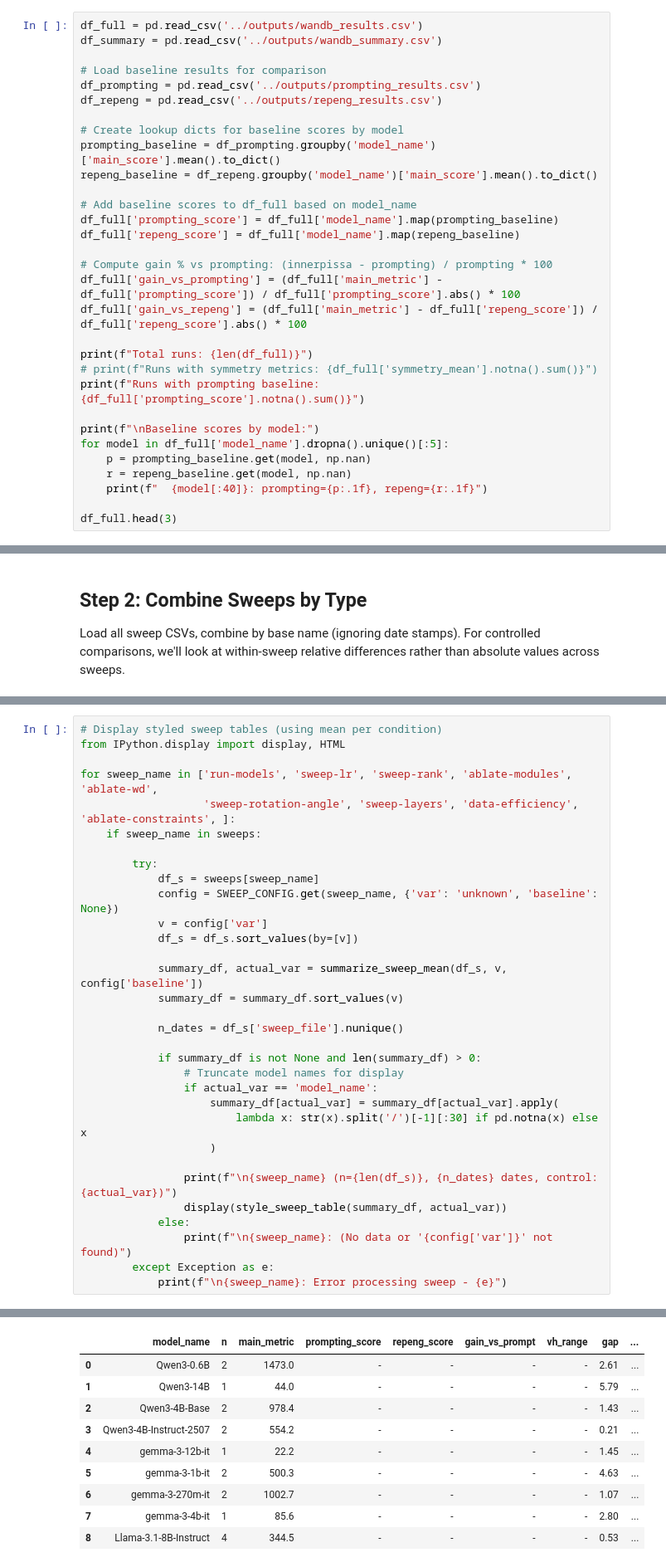
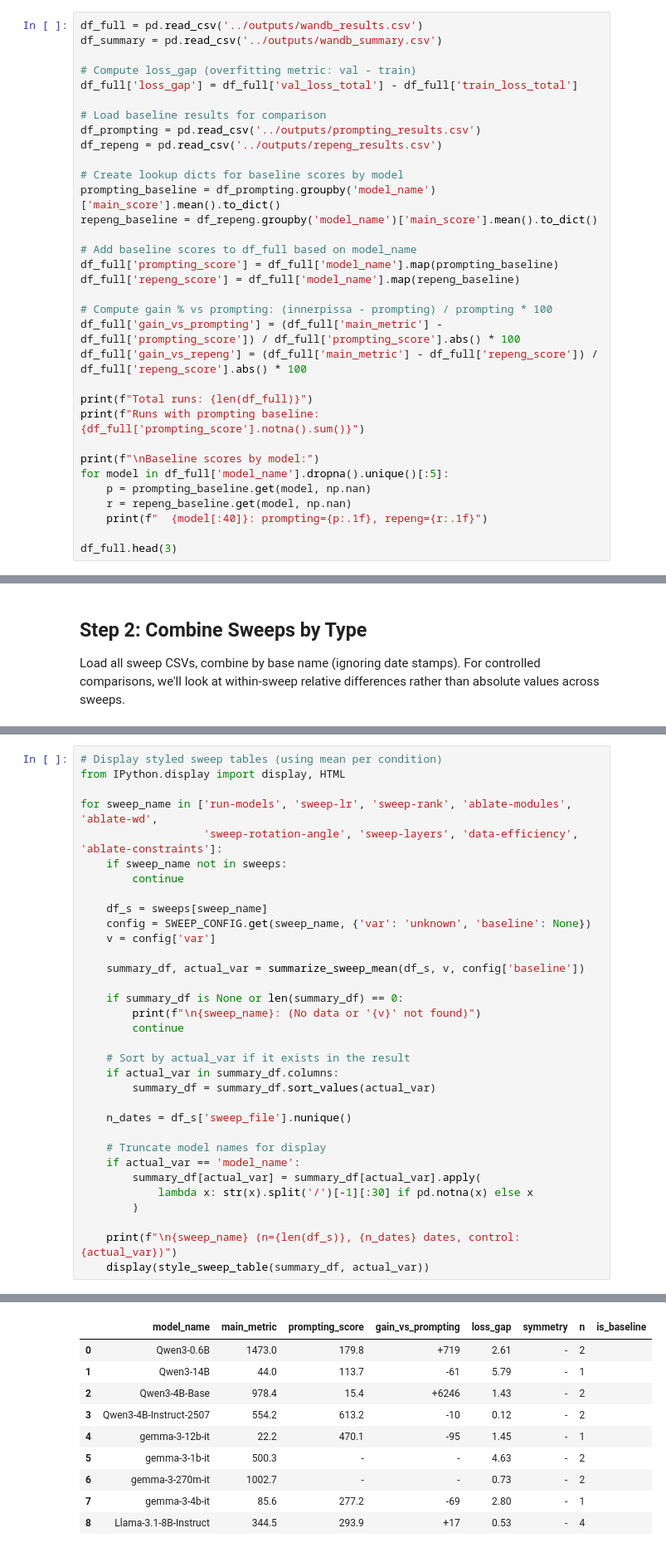
Before and after one commit to wassname/InnerPiSSA_private, a Jupyter notebook: nbs/analyze_wandb_sweeps.ipynb, the cells around one changed output, grey strips where cells are left out. Shown at 83% size. Saved outputs shown, nothing was run; the diff lists cells and outputs as text.

```diff
--- a/nbs/analyze_wandb_sweeps.ipynb
+++ b/nbs/analyze_wandb_sweeps.ipynb
@@ -40,6 +40,9 @@ pd.set_option('display.width', 120)
 # %%
 df_full = pd.read_csv('../outputs/wandb_results.csv')
 df_summary = pd.read_csv('../outputs/wandb_summary.csv')
+
+# Compute loss_gap (overfitting metric: val - train)
+df_full['loss_gap'] = df_full['val_loss_total'] - df_full['train_loss_total']
 
 # Load baseline results for comparison
 df_prompting = pd.read_csv('../outputs/prompting_results.csv')
@@ -58,7 +61,6 @@ df_full['gain_vs_prompting'] = (df_full['main_metric'] - df_full['prompting_scor
 df_full['gain_vs_repeng'] = (df_full['main_metric'] - df_full['repeng_score']) / df_full['repeng_score'].abs() * 100
 
 print(f"Total runs: {len(df_full)}")
-# print(f"Runs with symmetry metrics: {df_full['symmetry_mean'].notna().sum()}")
 print(f"Runs with prompting baseline: {df_full['prompting_score'].notna().sum()}")
 
 print(f"\nBaseline scores by model:")
@@ -516,45 +370,46 @@ Runs: 22
 # %%
 # Display styled sweep tables (using mean per condition)
 from IPython.display import display, HTML
 
 for sweep_name in ['run-models', 'sweep-lr', 'sweep-rank', 'ablate-modules', 'ablate-wd',
-                   'sweep-rotation-angle', 'sweep-layers', 'data-efficiency', 'ablate-constraints', ]:
-    if sweep_name in sweeps:
+                   'sweep-rotation-angle', 'sweep-layers', 'data-efficiency', 'ablate-constraints']:
+    if sweep_name not in sweeps:
+        continue
 
-        try:
-            df_s = sweeps[sweep_name]
-            config = SWEEP_CONFIG.get(sweep_name, {'var': 'unknown', 'baseline': None})
-            v = config['var']
-            df_s = df_s.sort_values(by=[v])
+    df_s = sweeps[sweep_name]
+    config = SWEEP_CONFIG.get(sweep_name, {'var': 'unknown', 'baseline': None})
+    v = config['var']
 
-            summary_df, actual_var = summarize_sweep_mean(df_s, v, config['baseline'])
-            summary_df = summary_df.sort_values(v)
+    summary_df, actual_var = summarize_sweep_mean(df_s, v, config['baseline'])
 
-            n_dates = df_s['sweep_file'].nunique()
+    if summary_df is None or len(summary_df) == 0:
+        print(f"\n{sweep_name}: (No data or '{v}' not found)")
+        continue
 
-            if summary_df is not None and len(summary_df) > 0:
-                # Truncate model names for display
-                if actual_var == 'model_name':
-                    summary_df[actual_var] = summary_df[actual_var].apply(
-                        lambda x: str(x).split('/')[-1][:30] if pd.notna(x) else x
-                    )
+    # Sort by actual_var if it exists in the result
+    if actual_var in summary_df.columns:
+        summary_df = summary_df.sort_values(actual_var)
 
-                print(f"\n{sweep_name} (n={len(df_s)}, {n_dates} dates, control: {actual_var})")
-                display(style_sweep_table(summary_df, actual_var))
-            else:
-                print(f"\n{sweep_name}: (No data or '{config['var']}' not found)")
-        except Exception as e:
-            print(f"\n{sweep_name}: Error processing sweep - {e}")
+    n_dates = df_s['sweep_file'].nunique()
+
+    # Truncate model names for display
+    if actual_var == 'model_name':
+        summary_df[actual_var] = summary_df[actual_var].apply(
+            lambda x: str(x).split('/')[-1][:30] if pd.notna(x) else x
+        )
+
+    print(f"\n{sweep_name} (n={len(df_s)}, {n_dates} dates, control: {actual_var})")
+    display(style_sweep_table(summary_df, actual_var))
 # %% [output]
 run-models (n=17, 2 dates, control: model_name)
-|  | model_name | n | main_metric | prompting_score | repeng_score | gain_vs_prompt | vh_range | gap | ... |
-| 0 | Qwen3-0.6B | 2 | 1473.0 | - | - | - | - | 2.61 | ... |
-| 1 | Qwen3-14B | 1 | 44.0 | - | - | - | - | 5.79 | ... |
-| 2 | Qwen3-4B-Base | 2 | 978.4 | - | - | - | - | 1.43 | ... |
-| 3 | Qwen3-4B-Instruct-2507 | 2 | 554.2 | - | - | - | - | 0.21 | ... |
-| 4 | gemma-3-12b-it | 1 | 22.2 | - | - | - | - | 1.45 | ... |
-| 5 | gemma-3-1b-it | 2 | 500.3 | - | - | - | - | 4.63 | ... |
-| 6 | gemma-3-270m-it | 2 | 1002.7 | - | - | - | - | 1.07 | ... |
-| 7 | gemma-3-4b-it | 1 | 85.6 | - | - | - | - | 2.80 | ... |
-| 8 | Llama-3.1-8B-Instruct | 4 | 344.5 | - | - | - | - | 0.53 | ... |
+|  | model_name | main_metric | prompting_score | gain_vs_prompting | loss_gap | symmetry | n | is_baseline |
+| 0 | Qwen3-0.6B | 1473.0 | 179.8 | +719 | 2.61 | - | 2 |  |
+| 1 | Qwen3-14B | 44.0 | 113.7 | -61 | 5.79 | - | 1 |  |
+| 2 | Qwen3-4B-Base | 978.4 | 15.4 | +6246 | 1.43 | - | 2 |  |
+| 3 | Qwen3-4B-Instruct-2507 | 554.2 | 613.2 | -10 | 0.12 | - | 2 |  |
+| 4 | gemma-3-12b-it | 22.2 | 470.1 | -95 | 1.45 | - | 1 |  |
+| 5 | gemma-3-1b-it | 500.3 | - | - | 4.63 | - | 2 |  |
+| 6 | gemma-3-270m-it | 1002.7 | - | - | 0.73 | - | 2 |  |
+| 7 | gemma-3-4b-it | 85.6 | 277.2 | -69 | 2.80 | - | 1 |  |
+| 8 | Llama-3.1-8B-Instruct | 344.5 | 293.9 | +17 | 0.53 | - | 4 |  |
 sweep-lr (n=12, 2 dates, control: lr)
```
Also changed, not shown: parts of 12 cells of this notebook, 3 other files.
